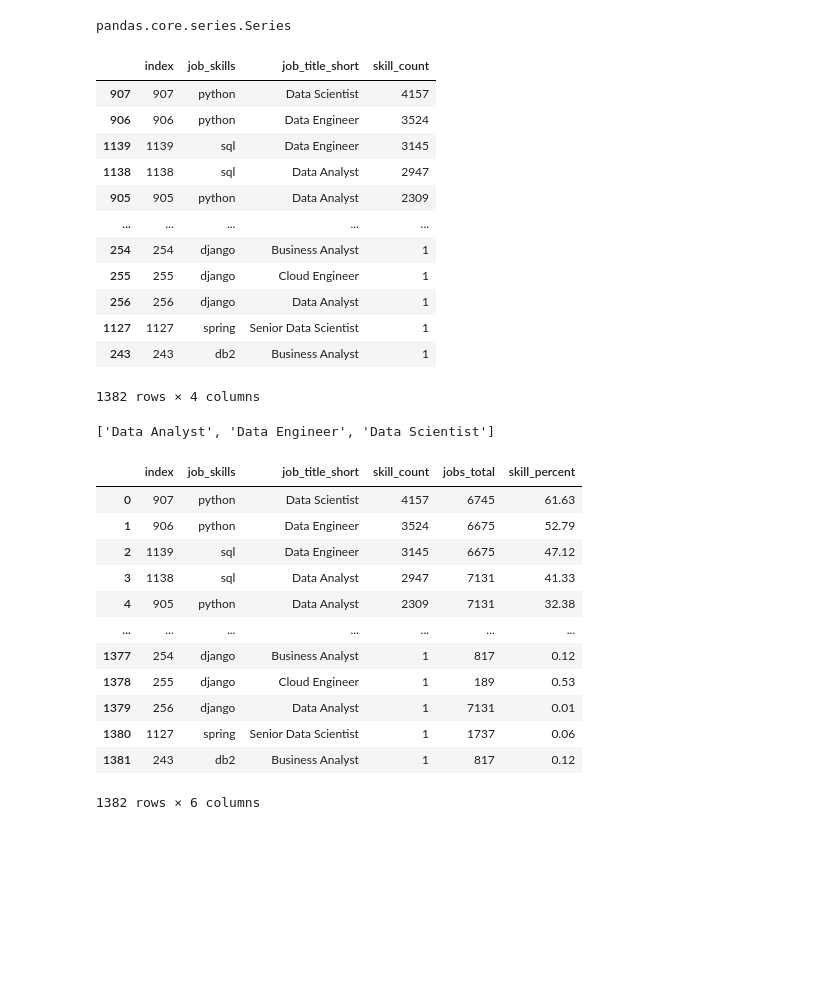
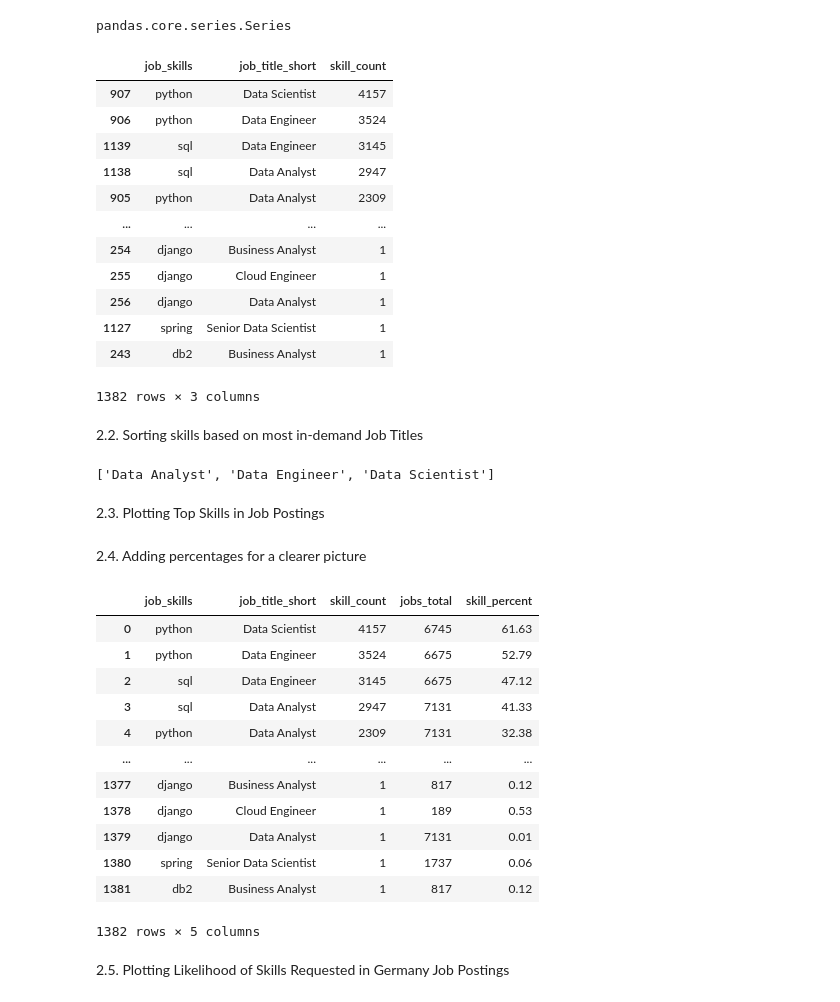
Before and after one commit to Balaclavitty/Python_Data_Project, a Jupyter notebook: Project_Data_Analitycs_Skills_Insights/2_In_Demand_Skills.ipynb, the cells around one changed output. Saved outputs shown, nothing was run; the diff lists cells and outputs as text; code cells hidden in the pictures; blank space fills up the shorter version.

```diff
--- a/Project_Data_Analitycs_Skills_Insights/2_Skills_Count.ipynb
+++ b/Project_Data_Analitycs_Skills_Insights/2_In_Demand_Skills.ipynb
@@ -48,20 +52,23 @@ pandas.core.series.Series
 df_skills_count.index.name = 'job_skills'
 df_skills_count = df_skills_count.reset_index(name='skill_count')
 # %%
-df_skills_count.sort_values(by='skill_count', ascending=False, inplace=True)
+# Sorting Skills by Count
+df_skills_count = df_skills_count.sort_values(by='skill_count', ascending=False)
 df_skills_count
 # %% [output]
-|  | index | job_skills | job_title_short | skill_count |
-| 907 | 907 | python | Data Scientist | 4157 |
-| 906 | 906 | python | Data Engineer | 3524 |
-| 1139 | 1139 | sql | Data Engineer | 3145 |
-| 1138 | 1138 | sql | Data Analyst | 2947 |
-| 905 | 905 | python | Data Analyst | 2309 |
-| ... | ... | ... | ... | ... |
-| 254 | 254 | django | Business Analyst | 1 |
-| 255 | 255 | django | Cloud Engineer | 1 |
-| 256 | 256 | django | Data Analyst | 1 |
-| 1127 | 1127 | spring | Senior Data Scientist | 1 |
-| 243 | 243 | db2 | Business Analyst | 1 |
+|  | job_skills | job_title_short | skill_count |
+| 907 | python | Data Scientist | 4157 |
+| 906 | python | Data Engineer | 3524 |
+| 1139 | sql | Data Engineer | 3145 |
+| 1138 | sql | Data Analyst | 2947 |
+| 905 | python | Data Analyst | 2309 |
+| ... | ... | ... | ... |
+| 254 | django | Business Analyst | 1 |
+| 255 | django | Cloud Engineer | 1 |
+| 256 | django | Data Analyst | 1 |
+| 1127 | spring | Senior Data Scientist | 1 |
+| 243 | db2 | Business Analyst | 1 |
-1382 rows × 4 columns
+1382 rows × 3 columns
+# %% [markdown]
+2.2. Sorting skills based on most in-demand Job Titles
 # %%
@@ -70,4 +78,6 @@ job_titles = sorted(job_titles[:3])
 job_titles
 # %% [output]
 ['Data Analyst', 'Data Engineer', 'Data Scientist']
+# %% [markdown]
+2.3. Plotting Top Skills in Job Postings
 # %%
@@ -113,20 +125,25 @@ fig.show()
 df_job_title_count = df_Germany['job_title_short'].value_counts().reset_index(name='jobs_total')
+# %% [markdown]
+2.4. Adding percentages for a clearer picture
 # %%
+# Calculating Skill Percentage per Job Title
 df_skills_perc = pd.merge(df_skills_count, df_job_title_count, how='left', on='job_title_short')
 df_skills_perc['skill_percent'] = (100 * df_skills_perc['skill_count'] / df_skills_perc['jobs_total']).round(2)
 df_skills_perc
 # %% [output]
-|  | index | job_skills | job_title_short | skill_count | jobs_total | skill_percent |
-| 0 | 907 | python | Data Scientist | 4157 | 6745 | 61.63 |
-| 1 | 906 | python | Data Engineer | 3524 | 6675 | 52.79 |
-| 2 | 1139 | sql | Data Engineer | 3145 | 6675 | 47.12 |
-| 3 | 1138 | sql | Data Analyst | 2947 | 7131 | 41.33 |
-| 4 | 905 | python | Data Analyst | 2309 | 7131 | 32.38 |
-| ... | ... | ... | ... | ... | ... | ... |
-| 1377 | 254 | django | Business Analyst | 1 | 817 | 0.12 |
-| 1378 | 255 | django | Cloud Engineer | 1 | 189 | 0.53 |
-| 1379 | 256 | django | Data Analyst | 1 | 7131 | 0.01 |
-| 1380 | 1127 | spring | Senior Data Scientist | 1 | 1737 | 0.06 |
-| 1381 | 243 | db2 | Business Analyst | 1 | 817 | 0.12 |
+|  | job_skills | job_title_short | skill_count | jobs_total | skill_percent |
+| 0 | python | Data Scientist | 4157 | 6745 | 61.63 |
+| 1 | python | Data Engineer | 3524 | 6675 | 52.79 |
+| 2 | sql | Data Engineer | 3145 | 6675 | 47.12 |
+| 3 | sql | Data Analyst | 2947 | 7131 | 41.33 |
+| 4 | python | Data Analyst | 2309 | 7131 | 32.38 |
+| ... | ... | ... | ... | ... | ... |
+| 1377 | django | Business Analyst | 1 | 817 | 0.12 |
+| 1378 | django | Cloud Engineer | 1 | 189 | 0.53 |
+| 1379 | django | Data Analyst | 1 | 7131 | 0.01 |
+| 1380 | spring | Senior Data Scientist | 1 | 1737 | 0.06 |
+| 1381 | db2 | Business Analyst | 1 | 817 | 0.12 |
-1382 rows × 6 columns
+1382 rows × 5 columns
+# %% [markdown]
+2.5. Plotting Likelihood of Skills Requested in Germany Job Postings
 # %%
```
Also changed, not shown: parts of 7 cells of this notebook, 3 other files.
